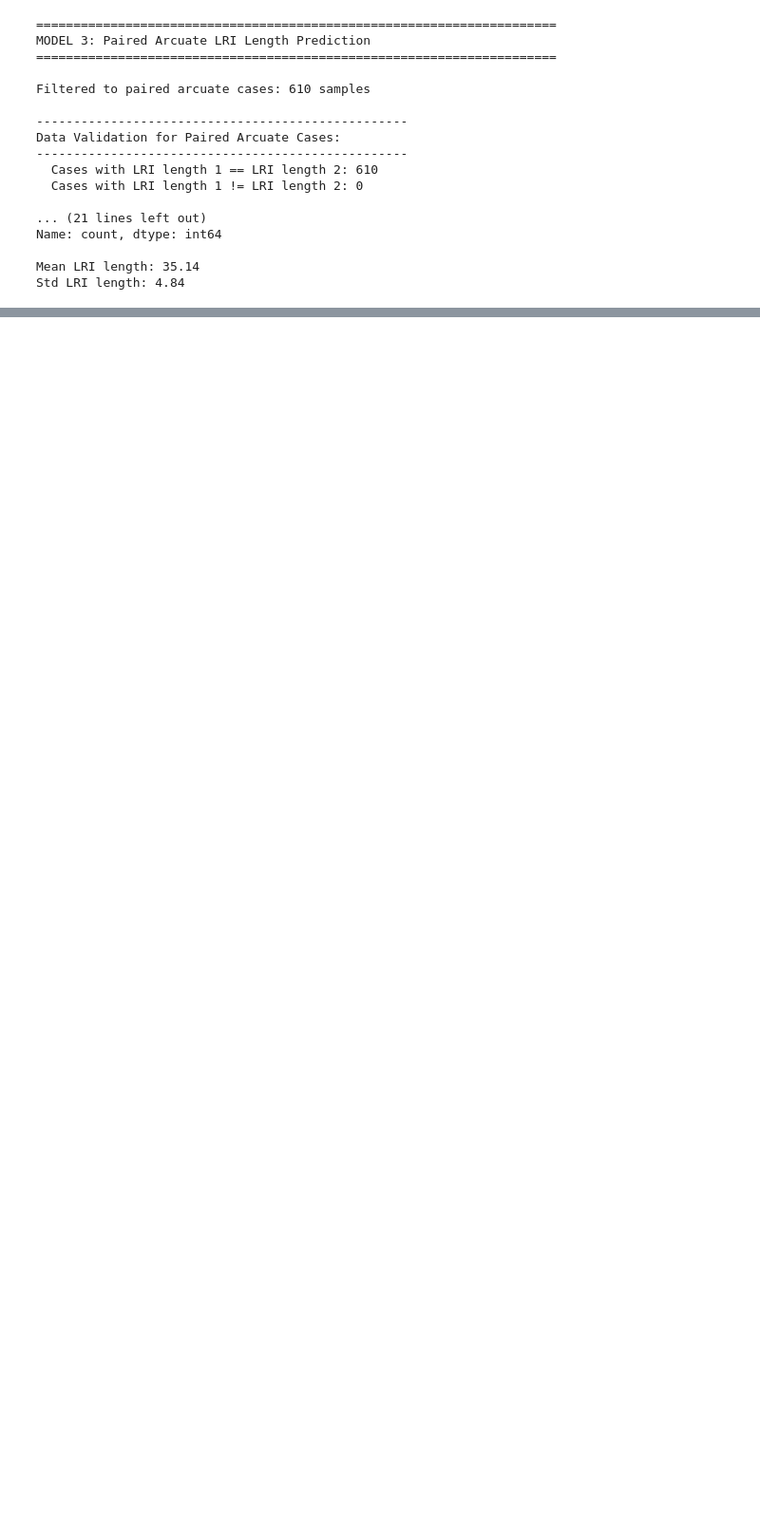
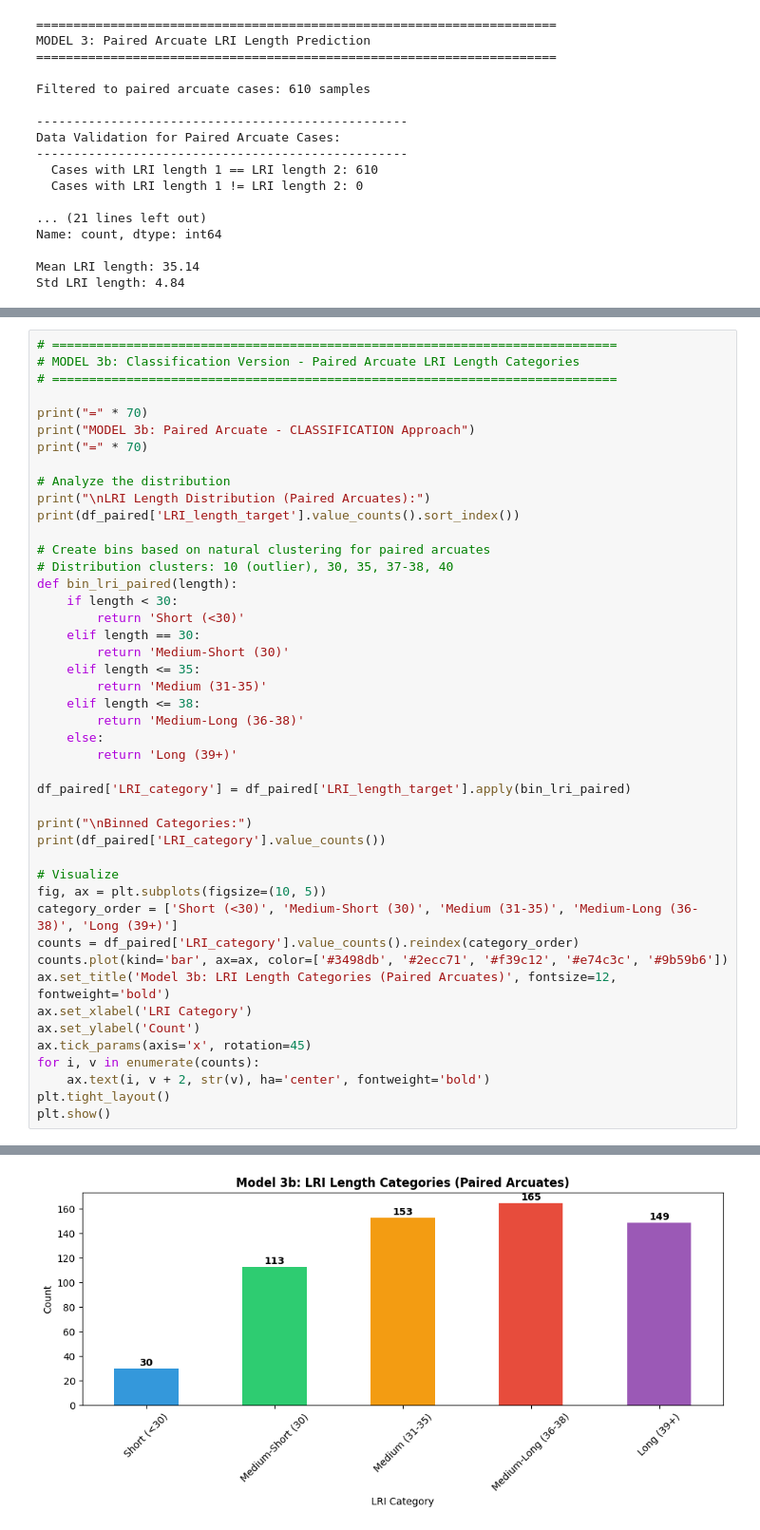
Before and after one commit to wak1616/warringdemo, a Jupyter notebook: data_notebook.ipynb, the cells around one changed output, grey strips where cells are left out. Shown at 95% size. Saved outputs shown, nothing was run; the diff lists cells and outputs as text; blank space fills up the shorter version.

```diff
--- a/data_notebook.ipynb
+++ b/data_notebook.ipynb
@@ -1302,0 +1452,46 @@ Feature                                        Mean Δ RMSE        Std
+# %%
+# ============================================================================
+# MODEL 3b: Classification Version - Paired Arcuate LRI Length Categories
+# ============================================================================
+
+print("=" * 70)
+print("MODEL 3b: Paired Arcuate - CLASSIFICATION Approach")
+print("=" * 70)
+
+# Analyze the distribution
+print("\nLRI Length Distribution (Paired Arcuates):")
+print(df_paired['LRI_length_target'].value_counts().sort_index())
+
+# Create bins based on natural clustering for paired arcuates
+# Distribution clusters: 10 (outlier), 30, 35, 37-38, 40
+def bin_lri_paired(length):
+    if length < 30:
+        return 'Short (<30)'
+    elif length == 30:
+        return 'Medium-Short (30)'
+    elif length <= 35:
+        return 'Medium (31-35)'
+    elif length <= 38:
+        return 'Medium-Long (36-38)'
+    else:
+        return 'Long (39+)'
+
+df_paired['LRI_category'] = df_paired['LRI_length_target'].apply(bin_lri_paired)
+
+print("\nBinned Categories:")
+print(df_paired['LRI_category'].value_counts())
+
+# Visualize
+fig, ax = plt.subplots(figsize=(10, 5))
+category_order = ['Short (<30)', 'Medium-Short (30)', 'Medium (31-35)', 'Medium-Long (36-38)', 'Long (39+)']
+counts = df_paired['LRI_category'].value_counts().reindex(category_order)
+counts.plot(kind='bar', ax=ax, color=['#3498db', '#2ecc71', '#f39c12', '#e74c3c', '#9b59b6'])
+ax.set_title('Model 3b: LRI Length Categories (Paired Arcuates)', fontsize=12, fontweight='bold')
+ax.set_xlabel('LRI Category')
+ax.set_ylabel('Count')
+ax.tick_params(axis='x', rotation=45)
+for i, v in enumerate(counts):
+    ax.text(i, v + 2, str(v), ha='center', fontweight='bold')
+plt.tight_layout()
+plt.show()
+# %% [output]
@@ -1302,0 +1515 @@ Feature                                        Mean Δ RMSE        Std
+[figure, added]
```
Also changed, not shown: parts of 17 cells of this notebook, 4 other files.
